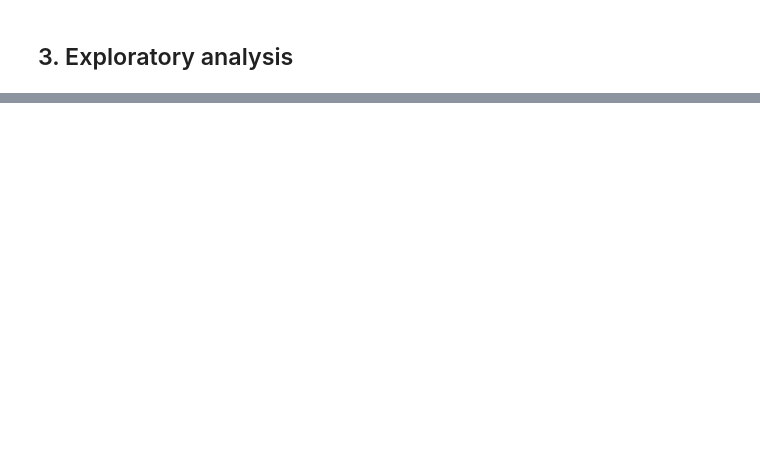
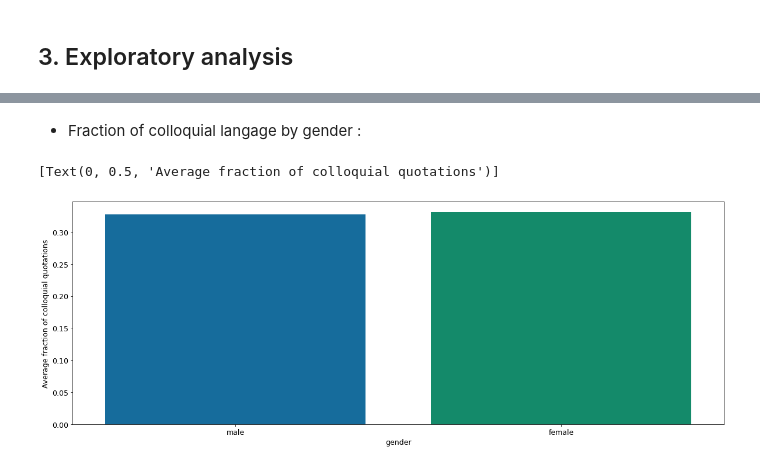
Before and after one commit to epfl-ada/ada-2021-project-adacadabra, a Jupyter notebook: ANALYSIS/Exploratory_stats_speakers.ipynb, the cells around one changed output, grey strips where cells are left out. Drawn from its saved outputs; the diff is of its cells as text; code cells hidden in the pictures; blank space fills up the shorter version.

```diff
--- a/ANALYSIS/Exploratory_stats_speakers.ipynb
+++ b/ANALYSIS/Exploratory_stats_speakers.ipynb
@@ -211,0 +183,15 @@ len(df_merged)
+# %% [markdown]
+- Fraction of colloquial langage by gender :
+# %%
+df_gender = df_plot.groupby('gender')['fraction'].mean() \
+            .reset_index(name='mean_fraction')
+
+df_gender['gender'] = df_gender['gender'].apply(lambda x: df_lookup.loc[x]['Label'])
+df_gender = df_gender.set_index('gender')
+df_mf = df_gender.loc[['male','female']].reset_index()
+
+ax = sns.barplot(x='gender', y="mean_fraction", data=df_mf)
+ax.set(ylabel='Average fraction of colloquial quotations')
+# %% [output]
+[Text(0, 0.5, 'Average fraction of colloquial quotations')]
+[figure, added]
```
Also changed, not shown: parts of 28 cells of this notebook, 1 other file.
